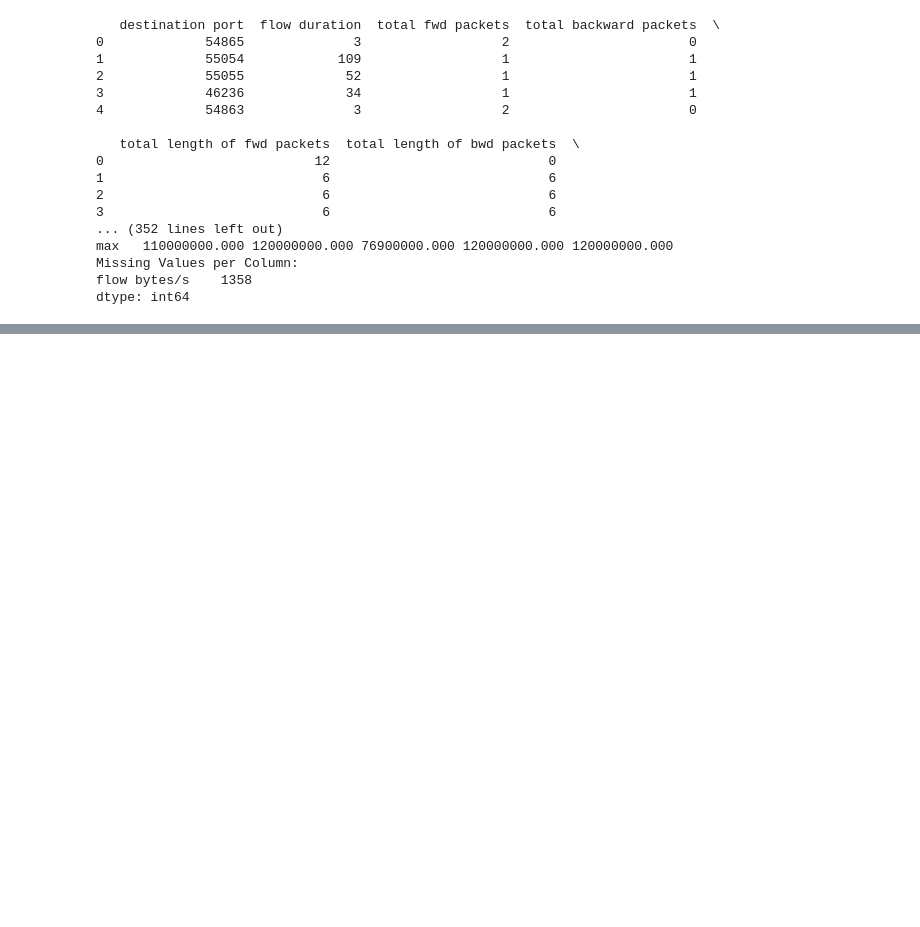
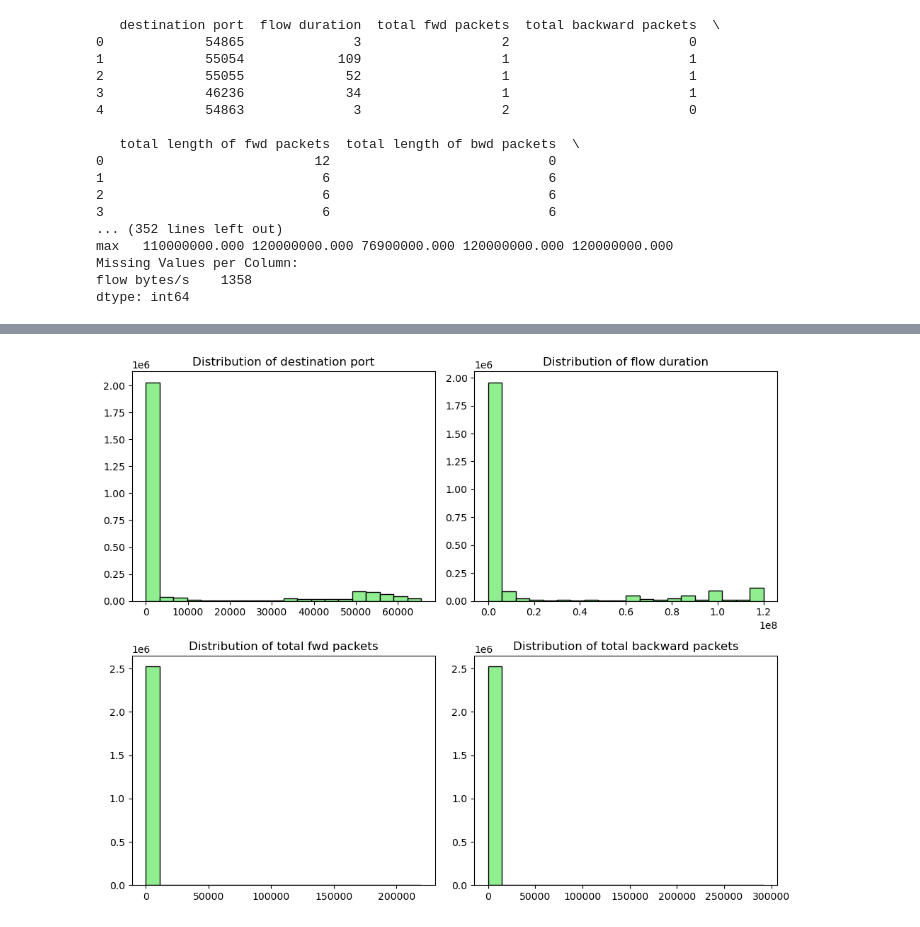
Before and after one commit to Adeelsaleem7/DS_Project_Predicting-Cybersecurity-Threats-Using-Anomaly-Detection-in-Network-Traffic, a Jupyter notebook: code_file.ipynb, the cells around one changed output, grey strips where cells are left out. Drawn from its saved outputs; the diff is of its cells as text; code cells hidden in the pictures; blank space fills up the shorter version.

```diff
--- a/code_file.ipynb
+++ b/code_file.ipynb
@@ -94,0 +202,16 @@ dtype: int64
+# %%
+# 4. Histogram of top 4 numeric features
+plt.figure(figsize=(10, 8))
+numeric_cols = df.select_dtypes(include=[np.number]).columns
+if 'label' in numeric_cols:
+    numeric_cols = numeric_cols.drop('label')
+cols_to_plot = numeric_cols[:4]  # Take first 4 columns
+
+for i, col in enumerate(cols_to_plot):
+    plt.subplot(2, 2, i+1)
+    plt.hist(df[col], bins=20, color='lightgreen', edgecolor='black')
+    plt.title(f'Distribution of {col}')
+    plt.tight_layout()
+plt.show()
+# %% [output]
+[figure, added]
```
Also changed, not shown: parts of 10 cells of this notebook.
